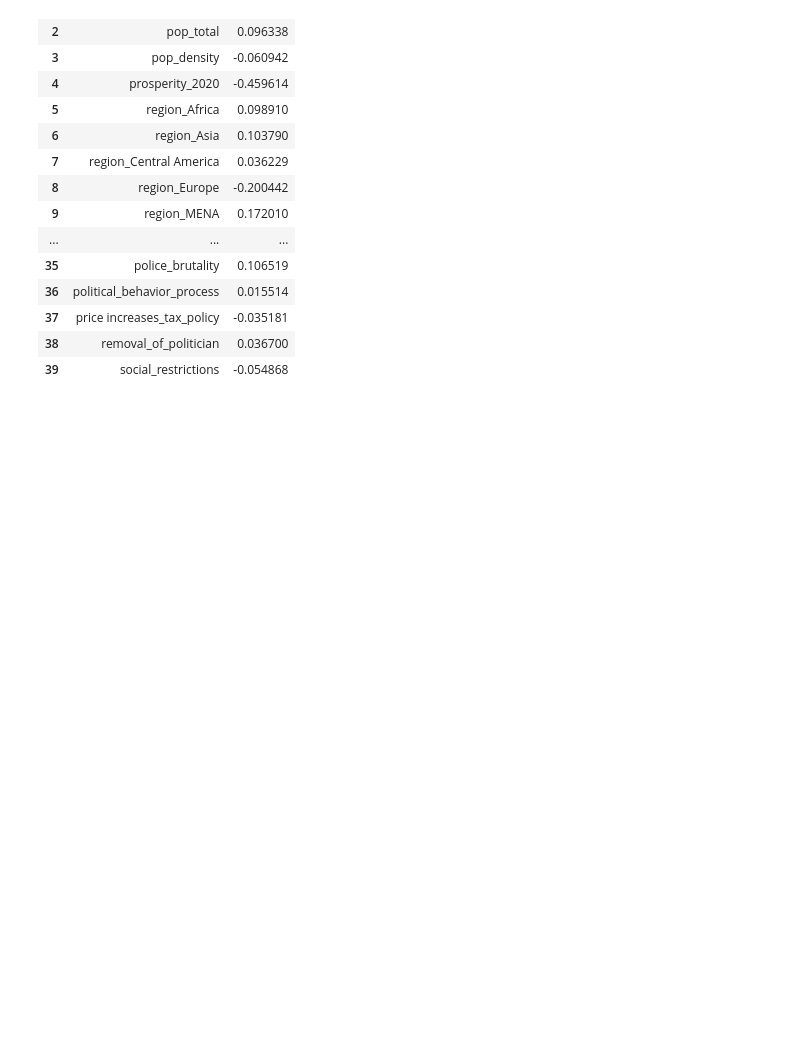
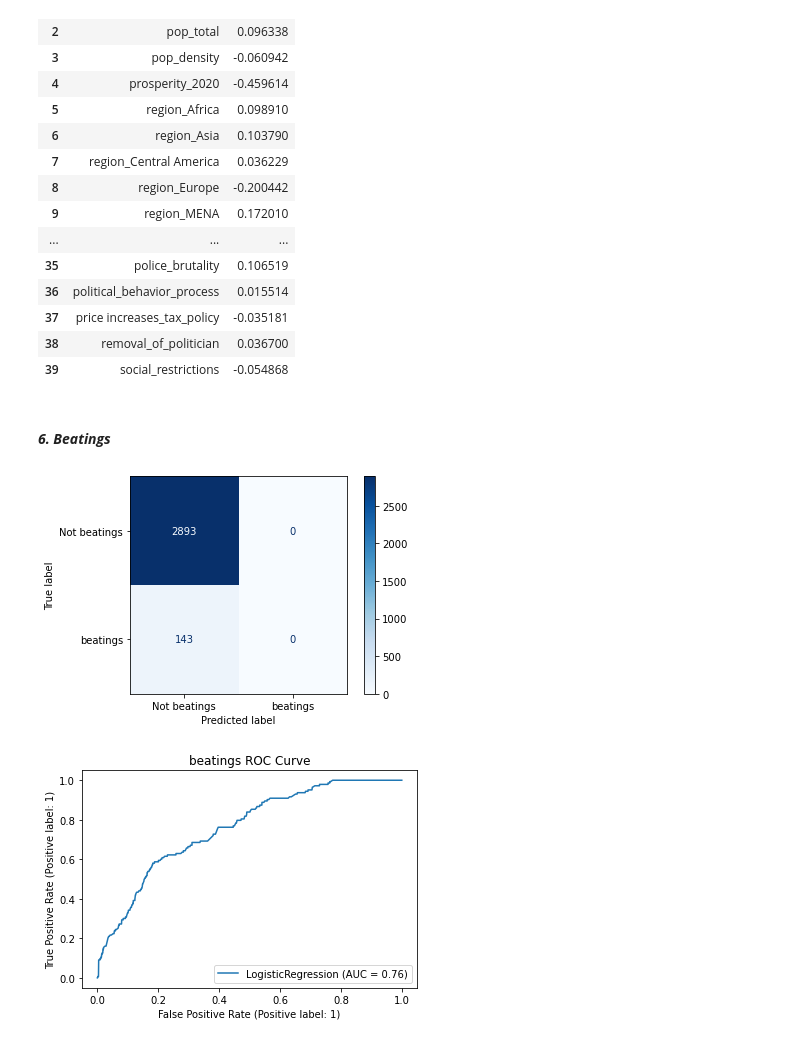
Before and after one commit to EmFib/Mass-Protests, a Jupyter notebook: users/log_reg_for_metrics_en.ipynb, the cells around one changed output. Cells and saved outputs as stored; diff of their text form; code cells hidden in the pictures; blank space fills up the shorter version.

Commit message:
models for beatings shootings killings

```diff
--- a/users/log_reg_for_metrics_en.ipynb
+++ b/users/log_reg_for_metrics_en.ipynb
@@ -553,3 +553,13 @@ vr_coef
 | 37 | price increases_tax_policy | -0.035181 |
 | 38 | removal_of_politician | 0.036700 |
 | 39 | social_restrictions | -0.054868 |
+# %% [markdown]
+#### **_6. Beatings_**
+# %%
+logreg_beat = LogisticRegression(C=0.01, max_iter=100, penalty='l1', solver='liblinear')
+
+model_beat, X_train_beat, roc_auc, f1_score_train, f1_score_test, precision_train, precision_test, \
+recall_train, recall_test, accuracy_train, accuracy_test = state_response_predictor(mass_no_country, features, 'beatings', logreg_beat)
+# %% [output]
+[figure, added]
+[figure, added]
```
Also changed, not shown: parts of 4 cells of this notebook.
